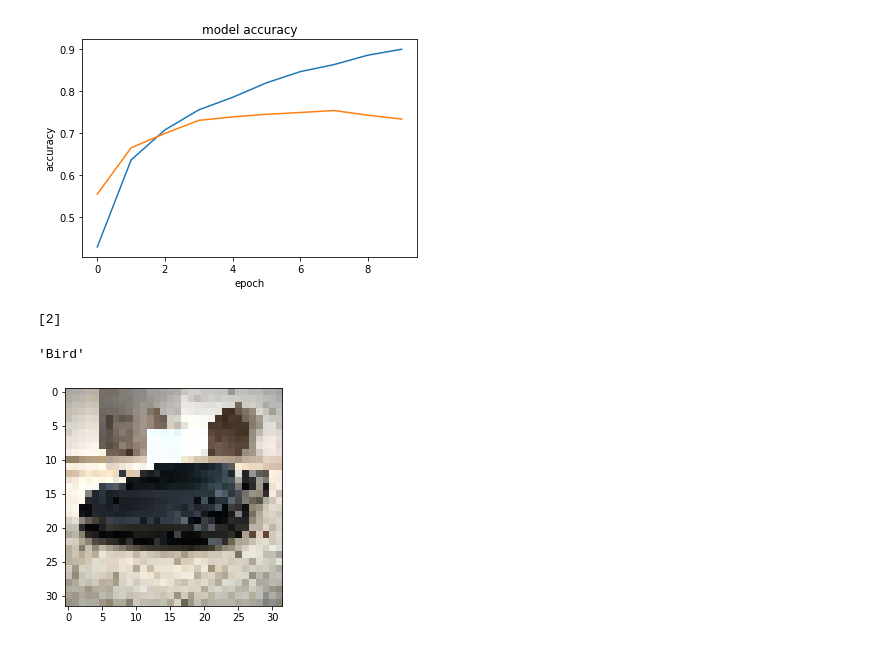
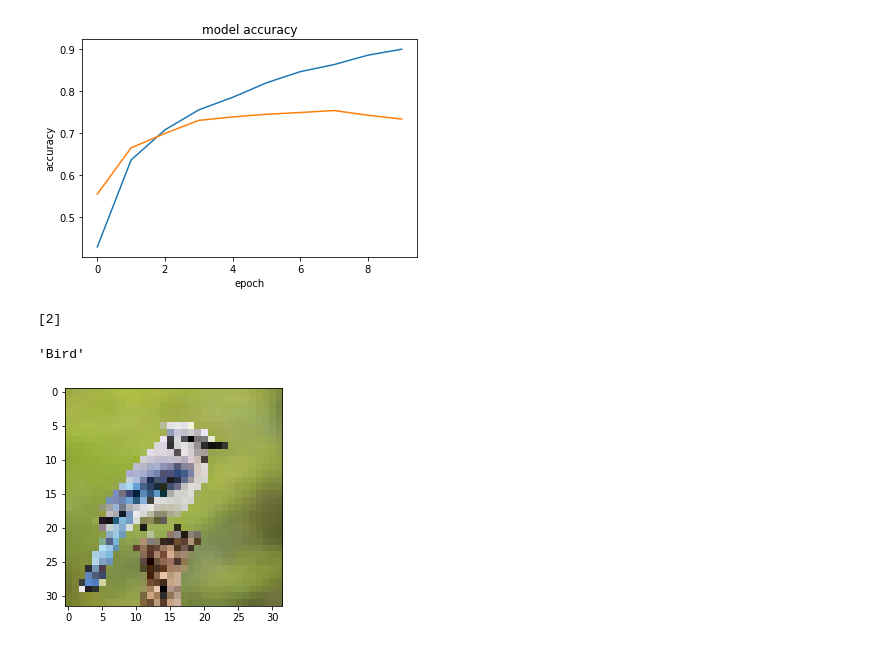
Before and after one commit to QuangLe102/AI, a Jupyter notebook: CIFAR10_07052022.ipynb, the cells around one changed output. Cells and saved outputs as stored; diff of their text form; code cells hidden in the pictures.

```diff
--- a/CIFAR10_07052022.ipynb
+++ b/CIFAR10_07052022.ipynb
@@ -132,17 +132,17 @@ plt.show()
 #uploaded = files.upload()
 # %%
 from tensorflow.keras.preprocessing.image import load_img, img_to_array
-img = load_img('car.jpg', target_size = (32, 32))
+img = load_img('chim.jpg', target_size = (32, 32))
 plt.imshow(img)
 img = img_to_array(img)
 img = img.reshape(1, 32, 32, 3)
 img = img.astype('float32')
 img = img / 255
 pred = np.argmax(model500.predict(img), axis = 1)
 print(pred)
 Label = ['Airplane', 'Automobile', 'Bird', 'Cat', 'Deer', 'Dog', 'Frog', 'Horse', 'Ship', 'Truck']
 Label[pred[0]]
 # %% [output]
 [2]
 'Bird'
-[figure, old version]
+[figure, new version]
```
